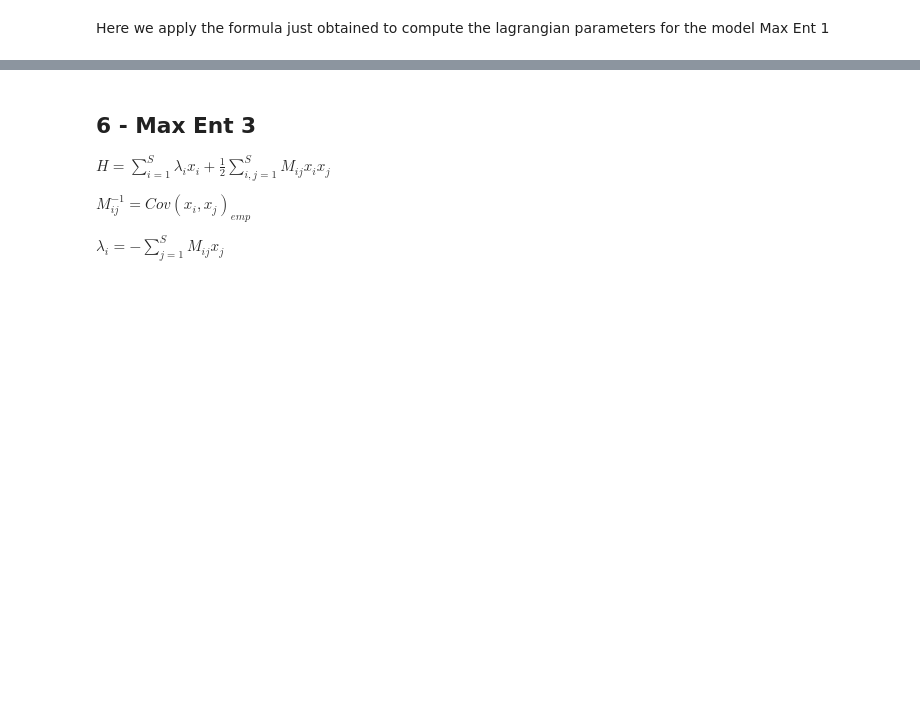
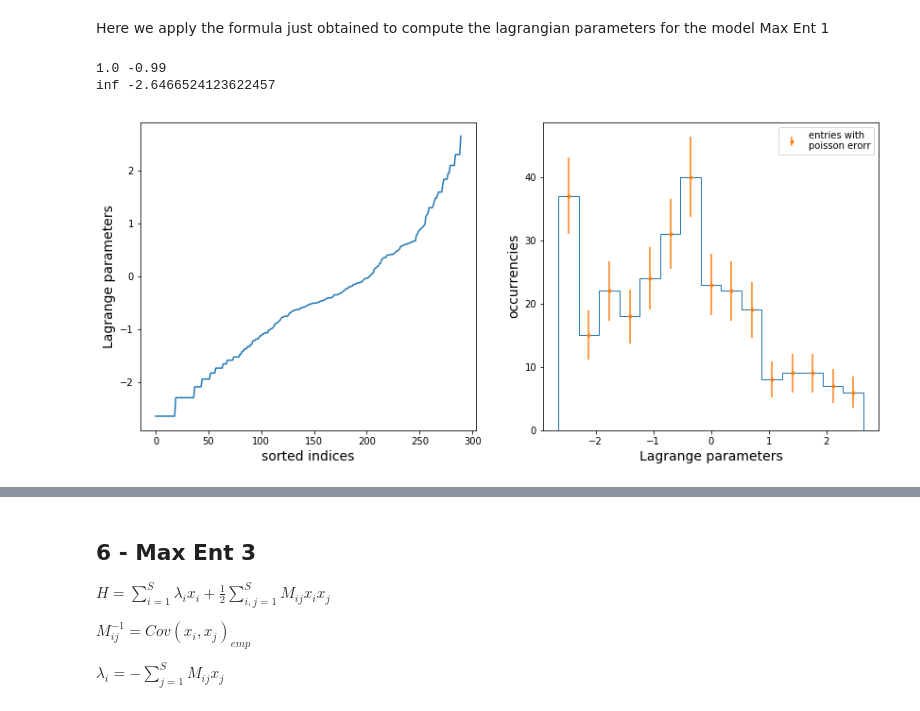
Before and after one commit to mango915/Forests, a Jupyter notebook: Forest.ipynb, the cells around one changed output, grey strips where cells are left out. Saved outputs shown, nothing was run; the diff lists cells and outputs as text; code cells hidden in the pictures; blank space fills up the shorter version.

```diff
--- a/Forest.ipynb
+++ b/Forest.ipynb
@@ -118,0 +118,31 @@ l_i = 0.5*np.log((1 - m_i + eps)/(1 + m_i + eps))
+# %%
+m_i = 2*p_i - 1
+print(m_i.max(), m_i.min())
+# PROBLEM: too much variance depending on epsilon...
+eps = 0
+l_i = np.arctanh(m_i- np.sign(m_i)*eps) # same function
+print(l_i.max(),l_i.min())
+# %% [output]
+1.0 -0.99
+inf -2.6466524123622457
+# %%
+# first we remove from the plots the infinite eigenvalues
+l_i_sorted = l_i[np.isfinite(l_i)]
+# then we sort the remaining one for the first plot
+l_i_sorted.sort()
+
+fig, ax = plt.subplots(ncols=2, figsize=(14, 6))
+# left panel
+ax[0].plot(l_i_sorted)
+ax[0].set_xlabel("sorted indices", fontsize = 14)
+ax[0].set_ylabel("Lagrange parameters", fontsize = 14)
+# right panel
+counts, bin_extremes1, _ = ax[1].hist(l_i_sorted, bins = 15, histtype = 'step', density = False)
+bin_centers1 = (bin_extremes1[1:] + bin_extremes1[:-1])/2
+ax[1].errorbar(bin_centers1, counts, np.sqrt(counts), fmt = '.', label = 'entries with \npoisson erorr')
+ax[1].set_xlabel("Lagrange parameters", fontsize = 14)
+ax[1].set_ylabel("occurrencies", fontsize = 14)
+plt.legend()
+plt.show()
+# %% [output]
+[figure, added]
```
Also changed, not shown: parts of 34 cells of this notebook.
